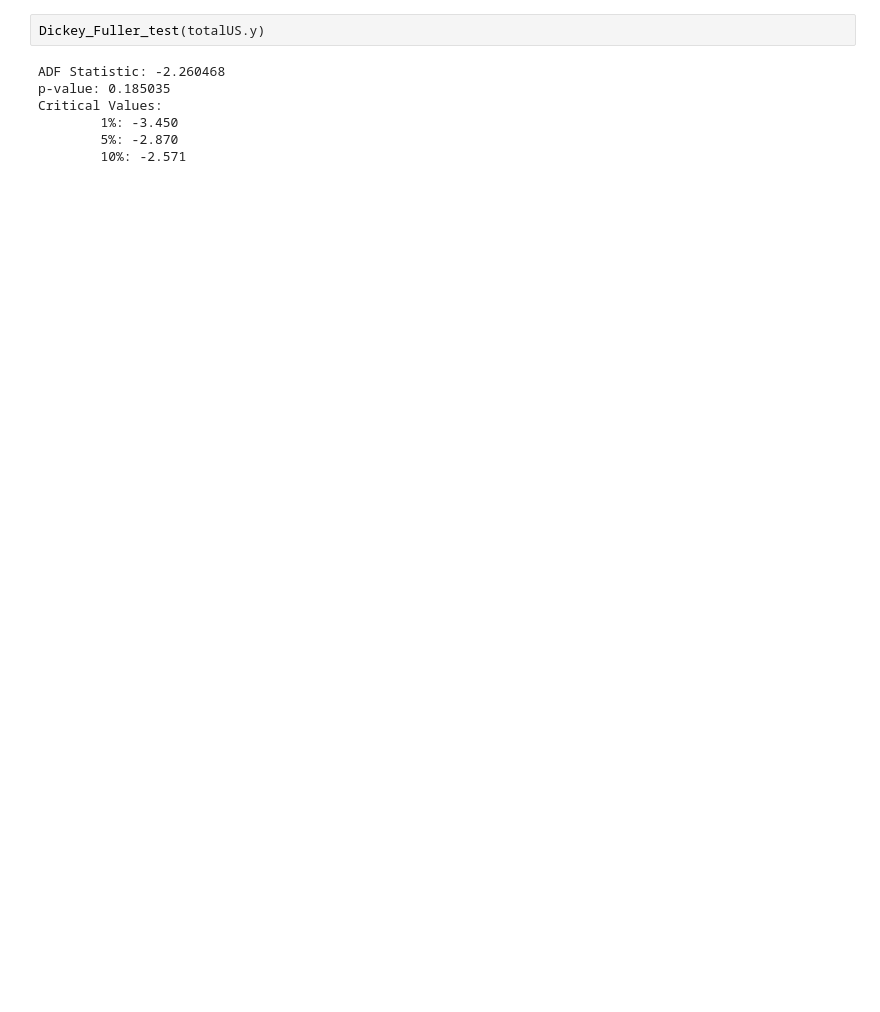
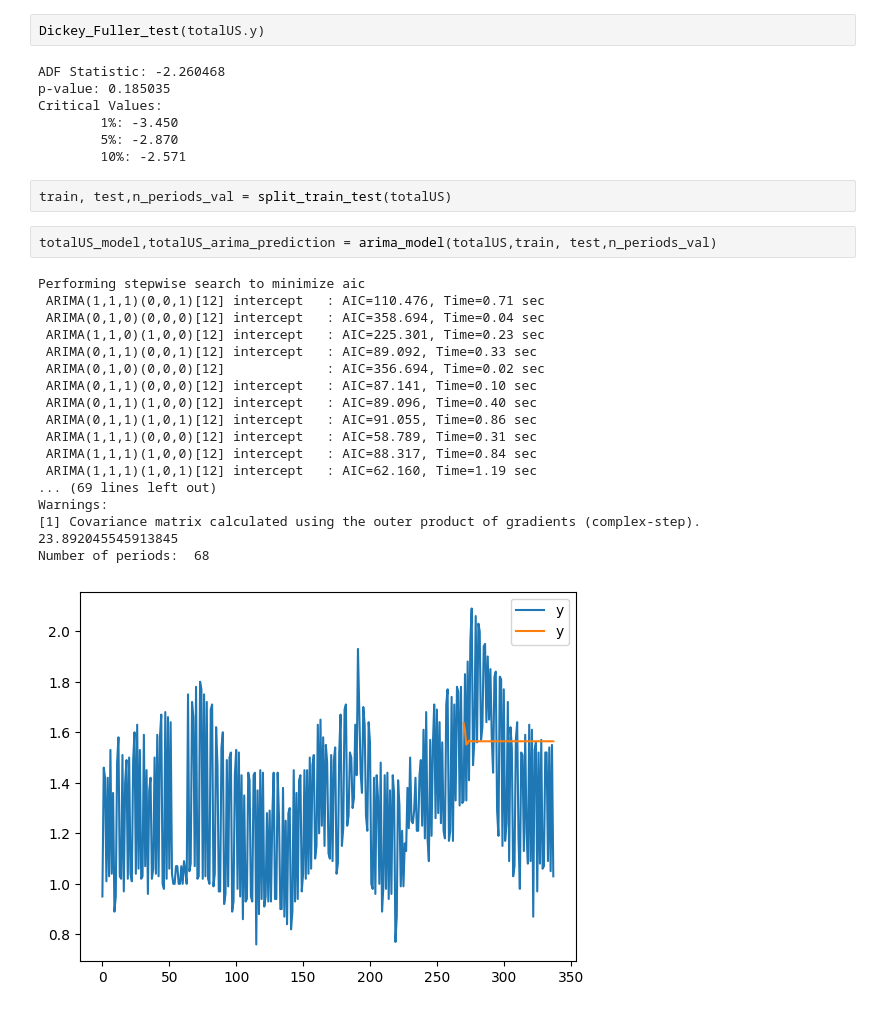
Before and after one commit to Mar19845/DataScience, a Jupyter notebook: LAB9/lab9.ipynb, the cells around one changed output. Drawn from its saved outputs; the diff is of its cells as text; blank space fills up the shorter version.

Commit message:
predict dates and prices

```diff
--- a/LAB9/lab9.ipynb
+++ b/LAB9/lab9.ipynb
@@ -188,3 +181,26 @@ Critical Values:
         1%: -3.450
         5%: -2.870
         10%: -2.571
+# %%
+train, test,n_periods_val = split_train_test(totalUS)
+# %%
+totalUS_model,totalUS_arima_prediction = arima_model(totalUS,train, test,n_periods_val)
+# %% [output]
+Performing stepwise search to minimize aic
+ ARIMA(1,1,1)(0,0,1)[12] intercept   : AIC=110.476, Time=0.71 sec
+ ARIMA(0,1,0)(0,0,0)[12] intercept   : AIC=358.694, Time=0.04 sec
+ ARIMA(1,1,0)(1,0,0)[12] intercept   : AIC=225.301, Time=0.23 sec
+ ARIMA(0,1,1)(0,0,1)[12] intercept   : AIC=89.092, Time=0.33 sec
+ ARIMA(0,1,0)(0,0,0)[12]             : AIC=356.694, Time=0.02 sec
+ ARIMA(0,1,1)(0,0,0)[12] intercept   : AIC=87.141, Time=0.10 sec
+ ARIMA(0,1,1)(1,0,0)[12] intercept   : AIC=89.096, Time=0.40 sec
+ ARIMA(0,1,1)(1,0,1)[12] intercept   : AIC=91.055, Time=0.86 sec
+ ARIMA(1,1,1)(0,0,0)[12] intercept   : AIC=58.789, Time=0.31 sec
+ ARIMA(1,1,1)(1,0,0)[12] intercept   : AIC=88.317, Time=0.84 sec
+ ARIMA(1,1,1)(1,0,1)[12] intercept   : AIC=62.160, Time=1.19 sec
+... (69 lines left out)
+Warnings:
+[1] Covariance matrix calculated using the outer product of gradients (complex-step).
+23.892045545913845
+Number of periods:  68
+[figure, added]
```
Also changed, not shown: parts of 15 cells of this notebook, 1 other file.
